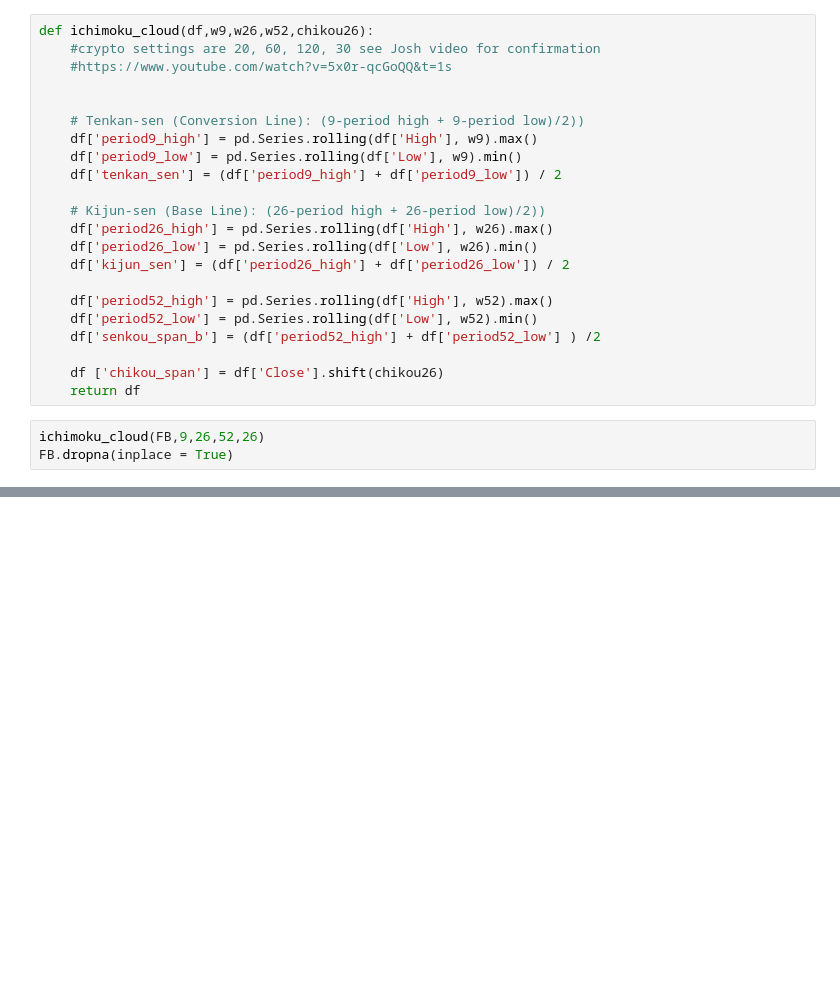
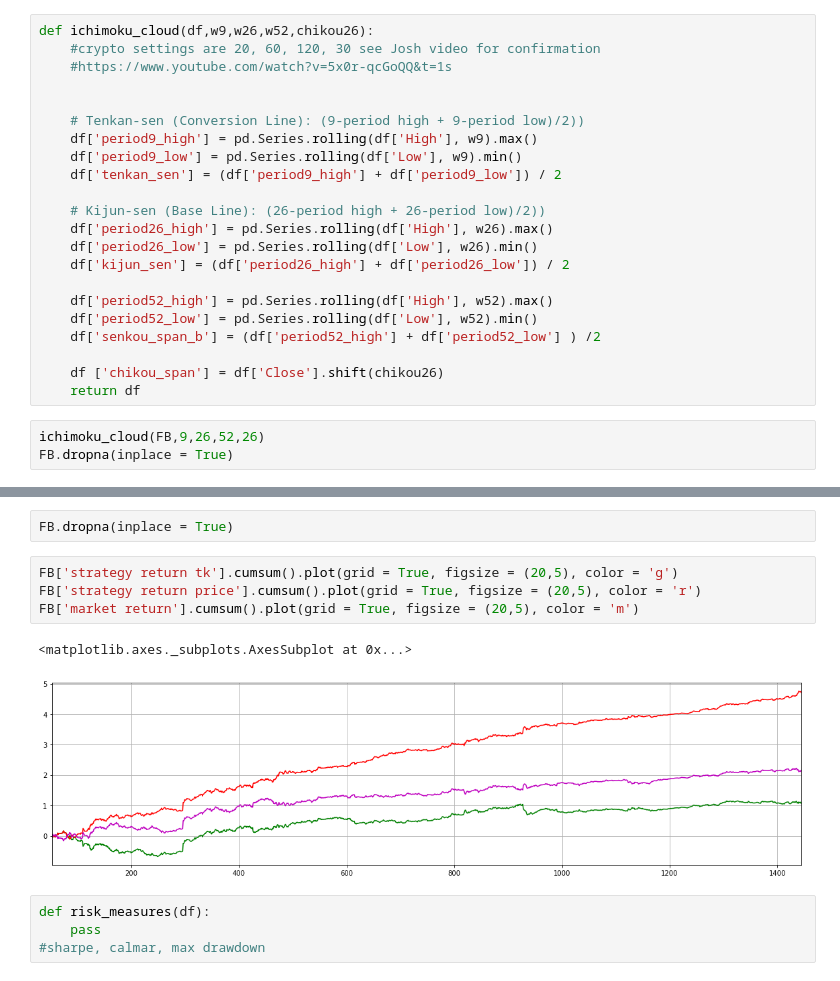
Before and after one commit to xexx12345/MISC, a Jupyter notebook: FB.ipynb, the cells around one changed output, grey strips where cells are left out. Saved outputs shown, nothing was run; the diff lists cells and outputs as text; blank space fills up the shorter version.

```diff
--- a/FB.ipynb
+++ b/FB.ipynb
@@ -70,0 +85,13 @@ See the caveats in the documentation: http://pandas.pydata.org/pandas-docs/stabl
+# %%
+FB.dropna(inplace = True)
+# %%
+FB['strategy return tk'].cumsum().plot(grid = True, figsize = (20,5), color = 'g')
+FB['strategy return price'].cumsum().plot(grid = True, figsize = (20,5), color = 'r')
+FB['market return'].cumsum().plot(grid = True, figsize = (20,5), color = 'm')
+# %% [output]
+<matplotlib.axes._subplots.AxesSubplot at 0x...>
+[figure, added]
+# %%
+def risk_measures(df):
+    pass
+#sharpe, calmar, max drawdown
```
Also changed, not shown: parts of 6 cells of this notebook, 1 other file.
